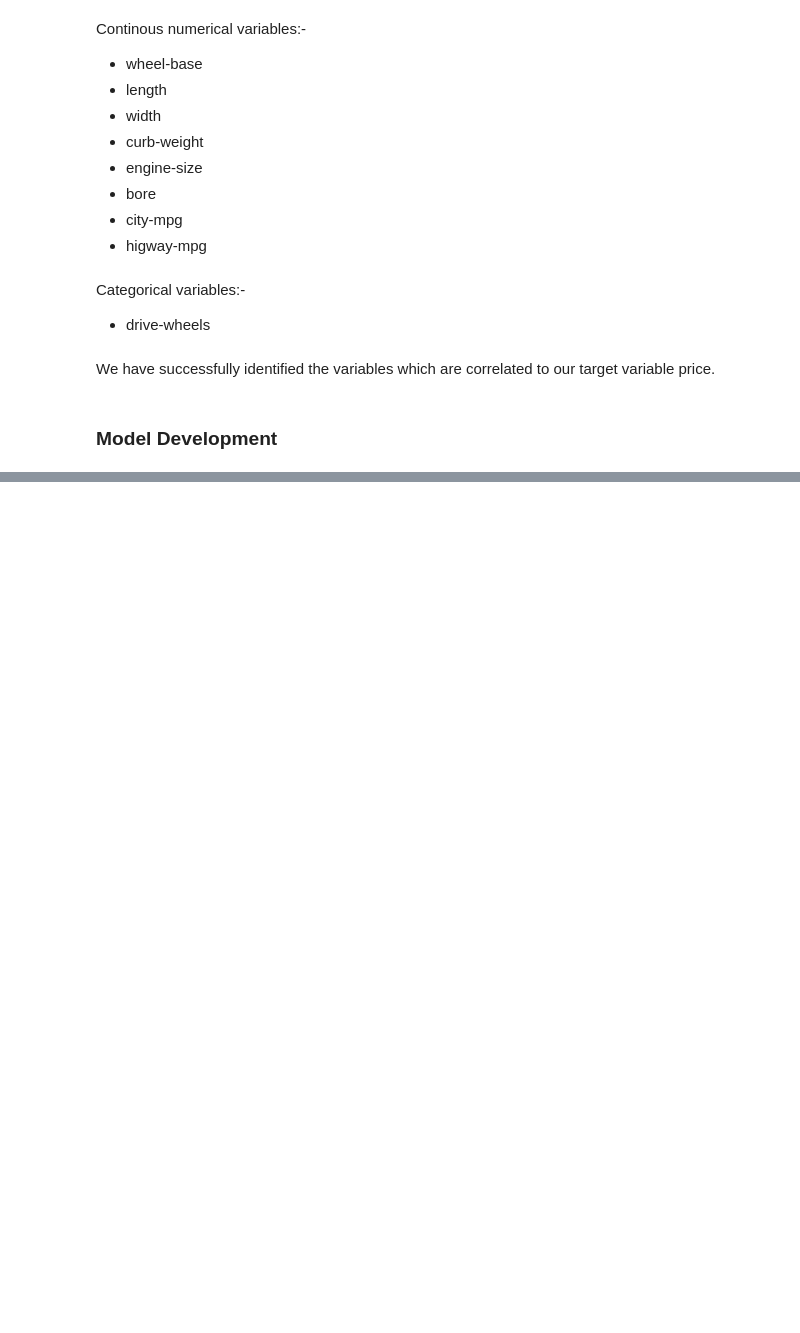
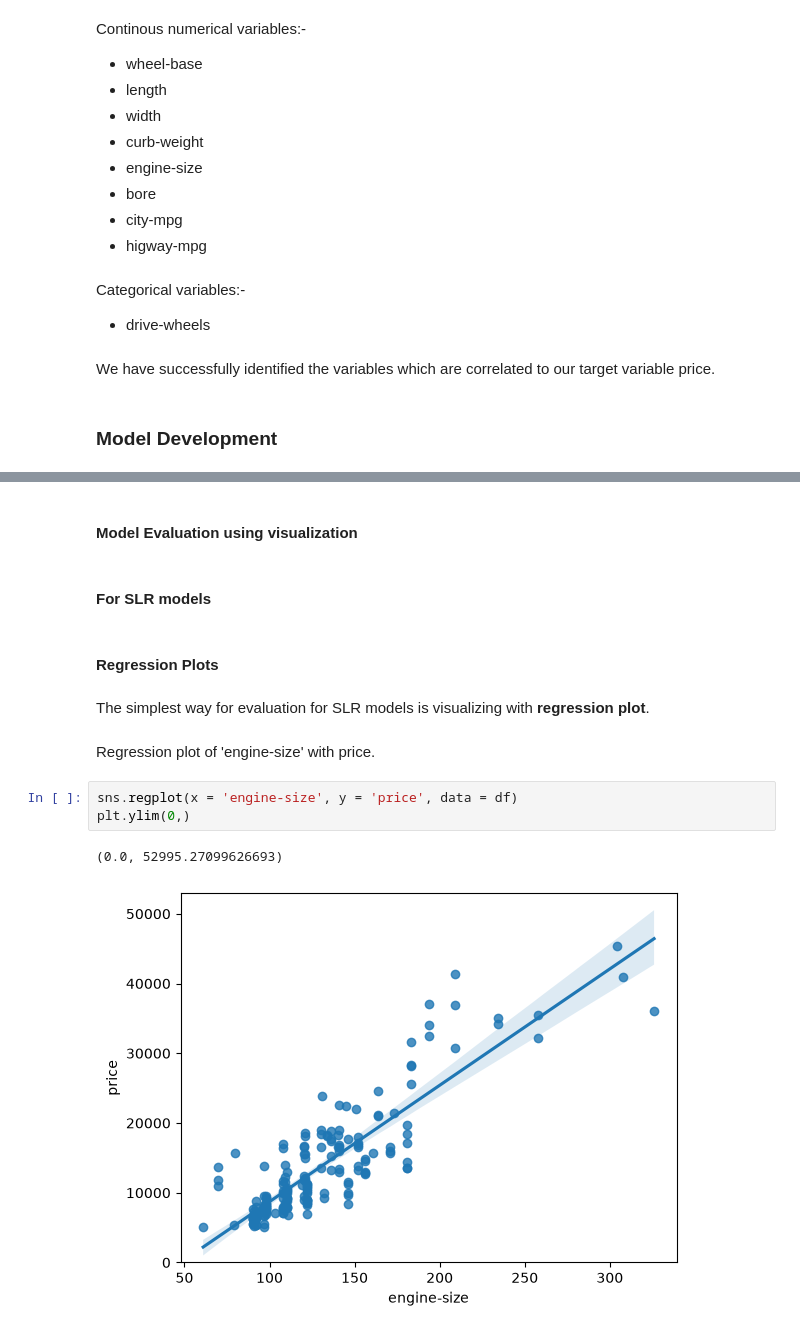
Before and after one commit to Sudhanshu-011/car-price-prediction-ml, a Jupyter notebook: carPricePredict.ipynb, the cells around one changed output, grey strips where cells are left out. Saved outputs shown, nothing was run; the diff lists cells and outputs as text; blank space fills up the shorter version.

Commit message:
added model development and model evaluation code

```diff
--- a/carPricePredict.ipynb
+++ b/carPricePredict.ipynb
@@ -827,0 +995,16 @@ We have successfully identified the variables which are correlated to our target
+# %% [markdown]
+#### Model Evaluation using visualization
+# %% [markdown]
+#### For SLR models
+# %% [markdown]
+#### Regression Plots
+# %% [markdown]
+The simplest way for evaluation for SLR models is visualizing with __regression plot__.
+# %% [markdown]
+Regression plot of 'engine-size' with price.
+# %%
+sns.regplot(x = 'engine-size', y = 'price', data = df)
+plt.ylim(0,)
+# %% [output]
+(0.0, 52995.27099626693)
+[figure, added]
```
Also changed, not shown: parts of 108 cells of this notebook.
